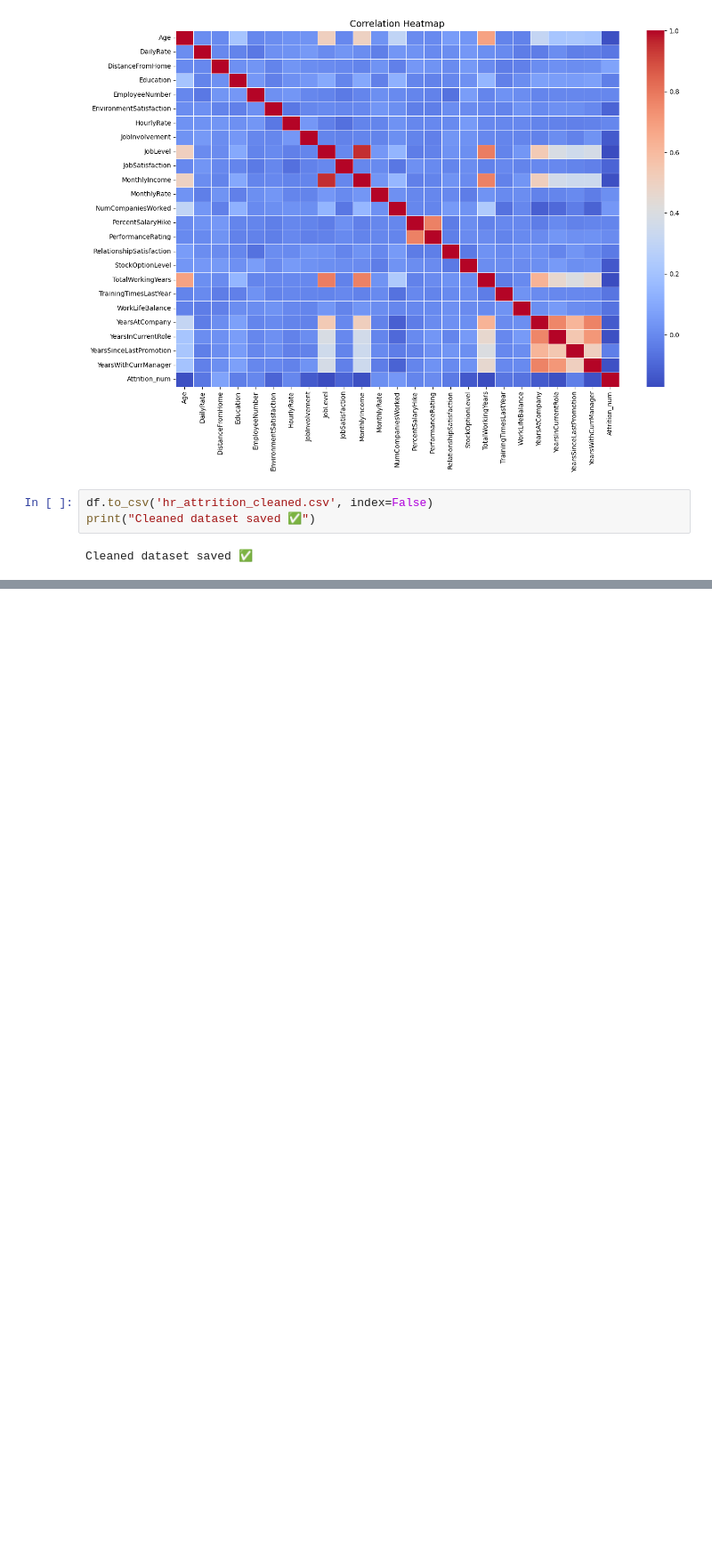
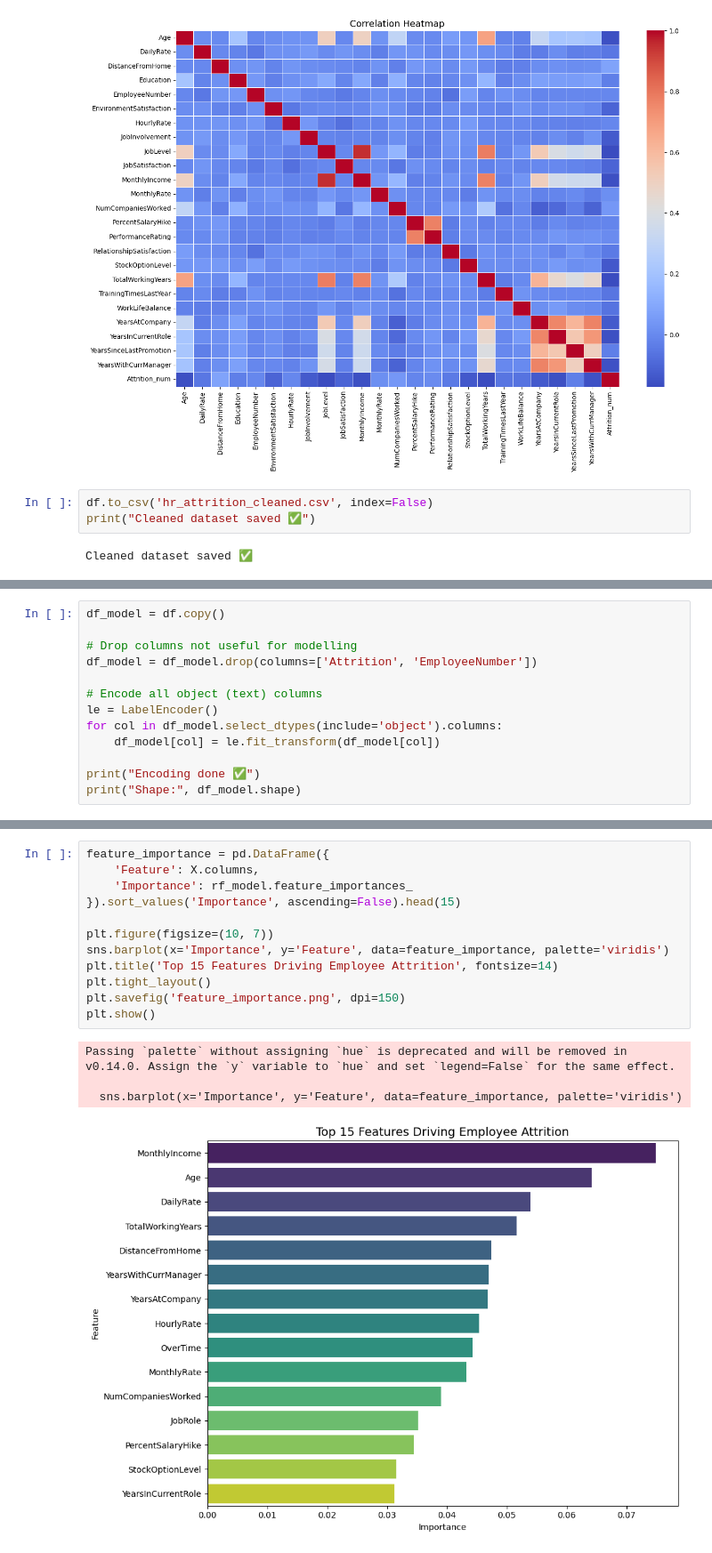
Before and after one commit to anshisharma9472-ops/hr-analytics-attrition, a Jupyter notebook: hr_analytics_eda_and_model.ipynb, the cells around one changed output, grey strips where cells are left out. Shown at 89% size. Cells and saved outputs as stored; diff of their text form; blank space fills up the shorter version.

```diff
--- a/hr_analytics_eda_and_model.ipynb
+++ b/hr_analytics_eda_and_model.ipynb
@@ -210,0 +228,13 @@ Cleaned dataset saved ✅
+# %%
+df_model = df.copy()
+
+# Drop columns not useful for modelling
+df_model = df_model.drop(columns=['Attrition', 'EmployeeNumber'])
+
+# Encode all object (text) columns
+le = LabelEncoder()
+for col in df_model.select_dtypes(include='object').columns:
+    df_model[col] = le.fit_transform(df_model[col])
+
+print("Encoding done ✅")
+print("Shape:", df_model.shape)
@@ -210,0 +308,17 @@ Cleaned dataset saved ✅
+# %%
+feature_importance = pd.DataFrame({
+    'Feature': X.columns,
+    'Importance': rf_model.feature_importances_
+}).sort_values('Importance', ascending=False).head(15)
+
+plt.figure(figsize=(10, 7))
+sns.barplot(x='Importance', y='Feature', data=feature_importance, palette='viridis')
+plt.title('Top 15 Features Driving Employee Attrition', fontsize=14)
+plt.tight_layout()
+plt.savefig('feature_importance.png', dpi=150)
+plt.show()
+# %% [output]
+Passing `palette` without assigning `hue` is deprecated and will be removed in v0.14.0. Assign the `y` variable to `hue` and set `legend=False` for the same effect.
+
+  sns.barplot(x='Importance', y='Feature', data=feature_importance, palette='viridis')
+[figure, added]
```
Also changed, not shown: parts of 9 cells of this notebook.
